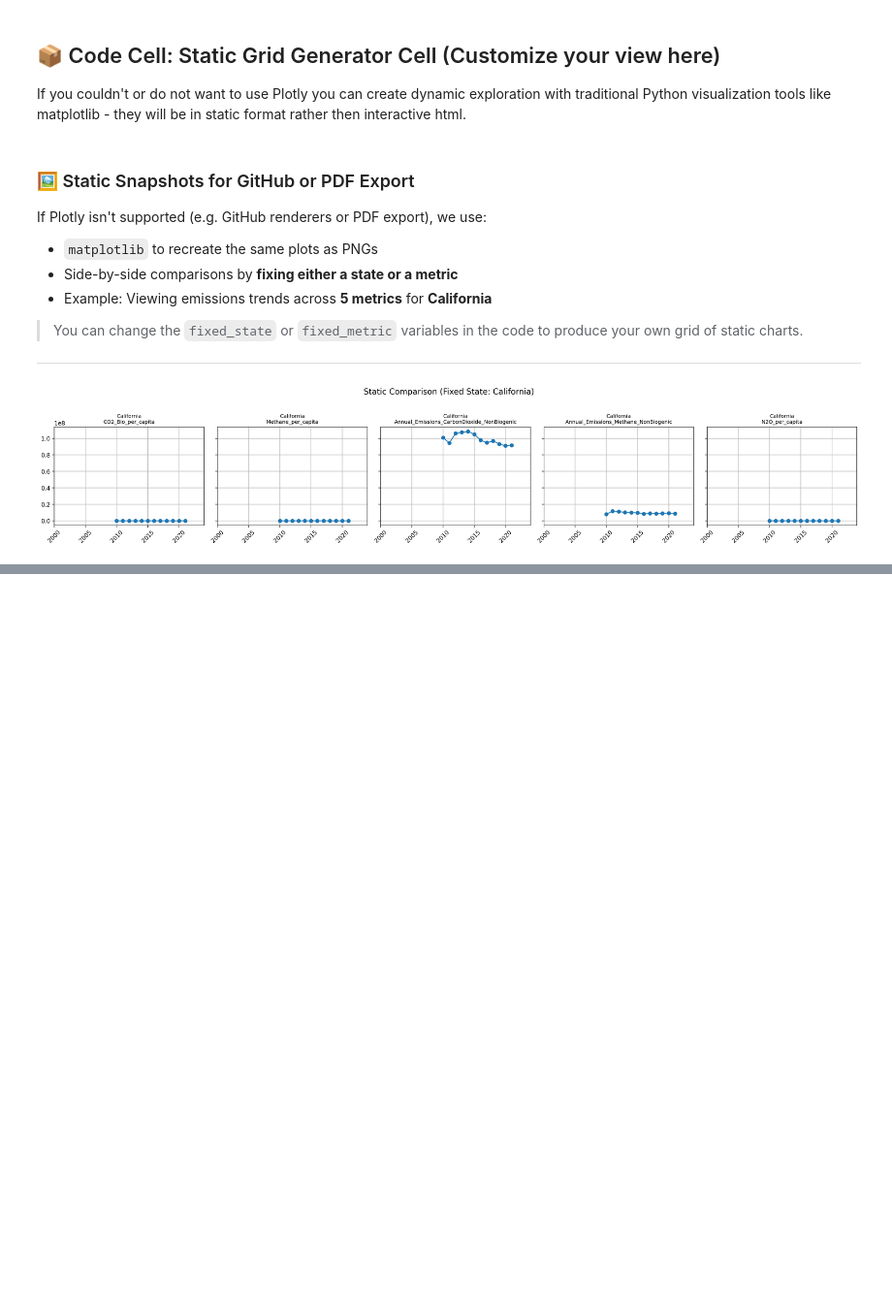
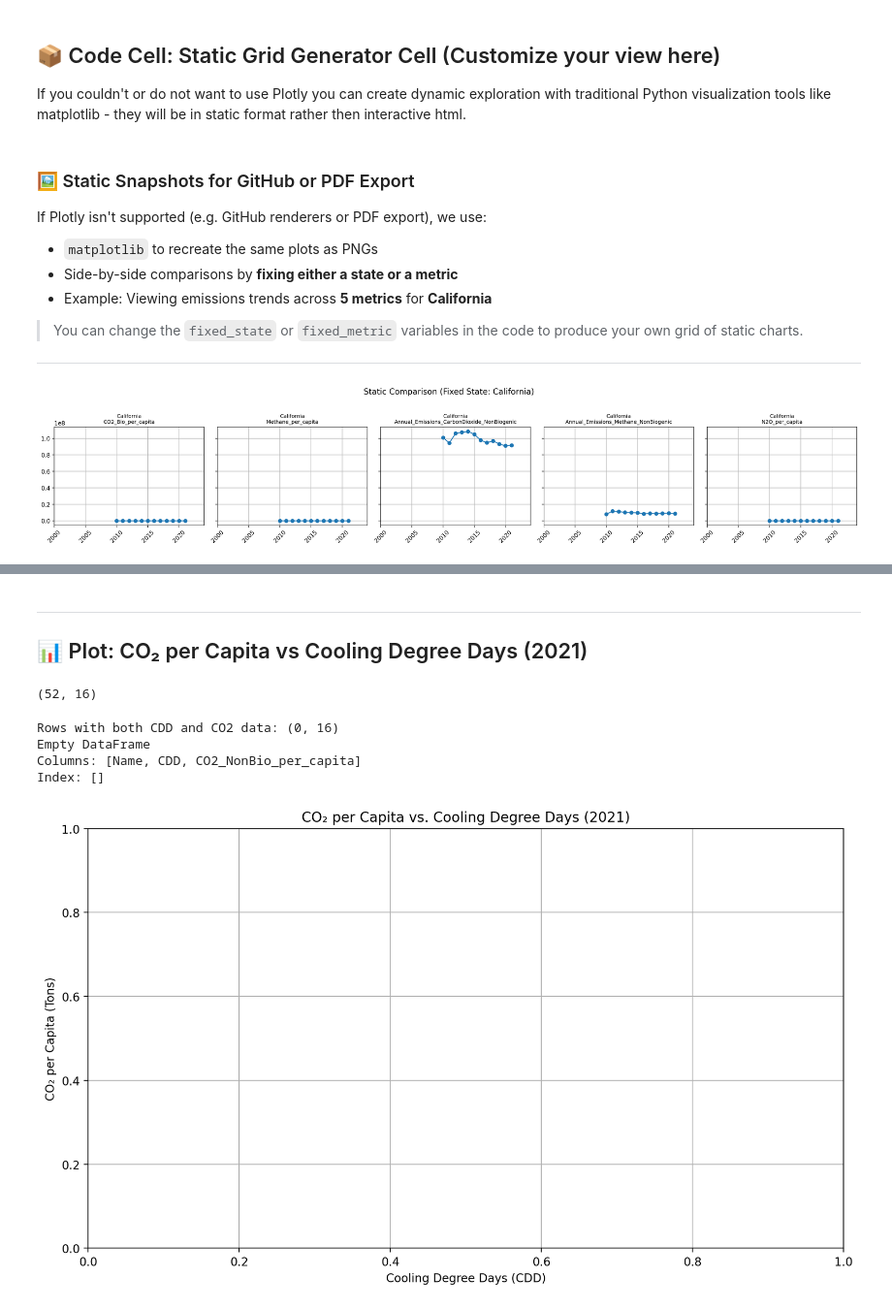
Before and after one commit to Nastiiasaenko/Data-Commons-, a Jupyter notebook: 02_environmental_exploration.ipynb, the cells around one changed output, grey strips where cells are left out. Shown at 97% size. Drawn from its saved outputs; the diff is of its cells as text; code cells hidden in the pictures; blank space fills up the shorter version.

```diff
--- a/02_environmental_exploration.ipynb
+++ b/02_environmental_exploration.ipynb
@@ -1476,0 +1186,3 @@ fig.show()
+# %%
+# Add readable state names
+HCC_CDD_df['Name'] = HCC_CDD_df['State'].map(state_names)
@@ -1476,0 +1197,11 @@ fig.show()
+# %%
+# Aggregate monthly values into annual totals per state
+HCC_CDD_annual = (
+    HCC_CDD_df
+    .groupby(['State', 'Year'])
+    .agg({'CDD': 'sum', 'HDD': 'sum'})
+    .reset_index()
+)
+
+# Add readable state names for reference (if not already in df_wide)
+HCC_CDD_annual['Name'] = HCC_CDD_annual['State'].map(state_names)
@@ -1476,0 +1210,10 @@ fig.show()
+# %%
+# Merge degree day data into the main emissions dataset
+df_wide = df_wide.merge(
+    HCC_CDD_annual[['State', 'Year', 'CDD', 'HDD']],
+    on=['State', 'Year'],
+    how='left'
+)
+
+# Preview result
+df_wide[['Name', 'Year', 'CDD', 'HDD']].dropna().head()
@@ -1476,0 +1248,40 @@ fig.show()
+# %% [markdown]
+-----
+## 📊 Plot: CO₂ per Capita vs Cooling Degree Days (2021)
+# %%
+print(df_wide[df_wide['Year'] == 2021].shape)
+# %% [output]
+(52, 16)
+# %%
+df_2021 = df_wide[df_wide['Year'] == 2021].copy()
+filtered = df_2021.dropna(subset=['CDD', 'CO2_NonBio_per_capita'])
+print("Rows with both CDD and CO2 data:", filtered.shape)
+print(filtered[['Name', 'CDD', 'CO2_NonBio_per_capita']].head(10))
+# %% [output]
+Rows with both CDD and CO2 data: (0, 16)
+Empty DataFrame
+Columns: [Name, CDD, CO2_NonBio_per_capita]
+Index: []
+# %%
+import seaborn as sns
+import matplotlib.pyplot as plt
+
+# Filter for most recent year with data
+year_to_plot = 2021
+df_2021 = df_wide[df_wide['Year'] == year_to_plot].copy()
+
+# Drop rows with missing values for either axis
+df_2021 = df_2021.dropna(subset=['CDD', 'CO2_NonBio_per_capita'])
+
+# Create scatterplot
+plt.figure(figsize=(10, 6))
+sns.scatterplot(data=df_2021, x='CDD', y='CO2_NonBio_per_capita', hue='Name', legend=False)
+
+plt.title(f"CO₂ per Capita vs. Cooling Degree Days ({year_to_plot})")
+plt.xlabel("Cooling Degree Days (CDD)")
+plt.ylabel("CO₂ per Capita (Tons)")
+plt.grid(True)
+plt.tight_layout()
+plt.show()
+# %% [output]
+[figure, added]
```
Also changed, not shown: parts of 48 cells of this notebook.
